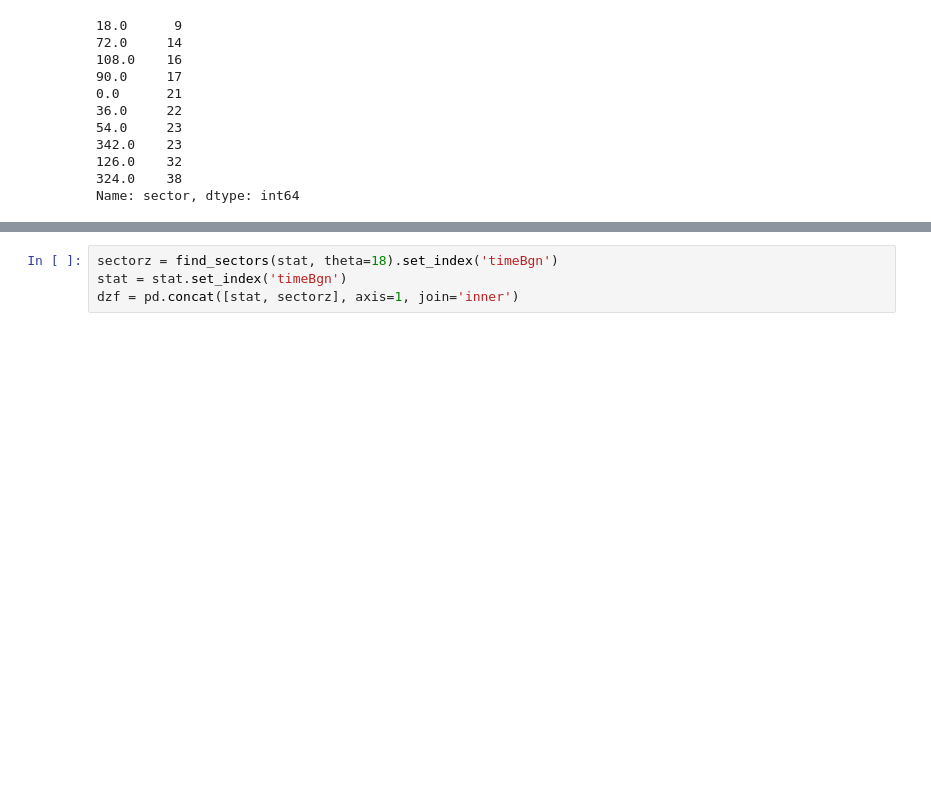
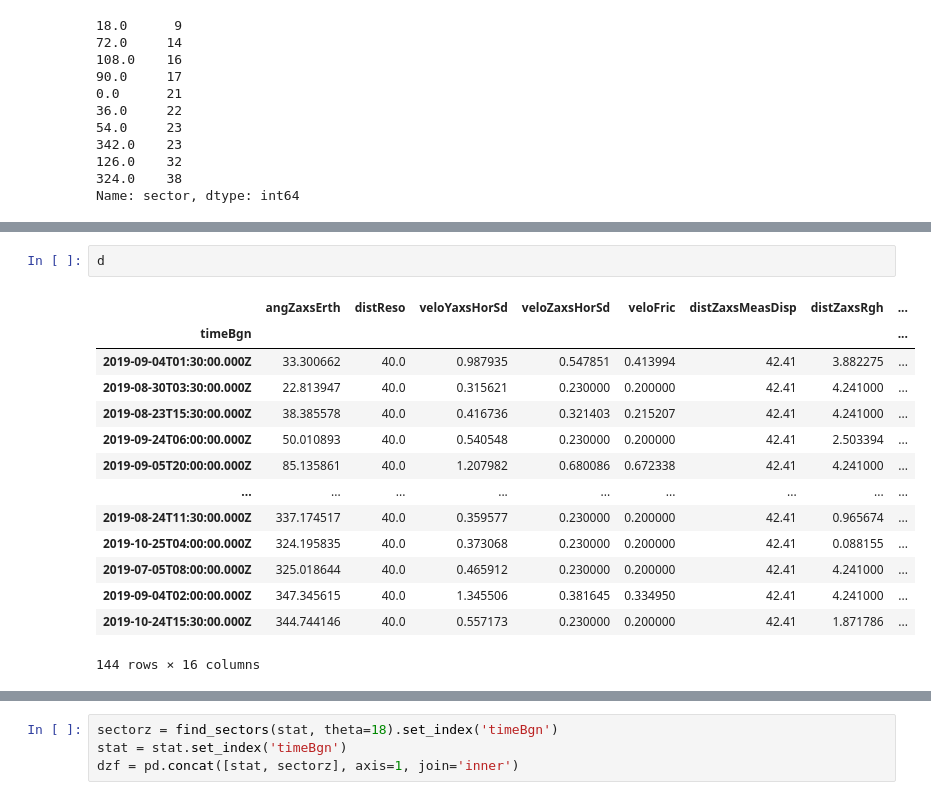
Before and after one commit to kulpojke/NEON, a Jupyter notebook: SJER_sample_selection.ipynb, the cells around one changed output, grey strips where cells are left out. Drawn from its saved outputs; the diff is of its cells as text; blank space fills up the shorter version.

```diff
--- a/SJER_sample_selection.ipynb
+++ b/SJER_sample_selection.ipynb
@@ -221,0 +360,17 @@ with pd.HDFStore(f) as hdf:
+# %%
+d
+# %% [output]
+|  | angZaxsErth | distReso | veloYaxsHorSd | veloZaxsHorSd | veloFric | distZaxsMeasDisp | distZaxsRgh | ... |
+| timeBgn |  |  |  |  |  |  |  | ... |
+| 2019-09-04T01:30:00.000Z | 33.300662 | 40.0 | 0.987935 | 0.547851 | 0.413994 | 42.41 | 3.882275 | ... |
+| 2019-08-30T03:30:00.000Z | 22.813947 | 40.0 | 0.315621 | 0.230000 | 0.200000 | 42.41 | 4.241000 | ... |
+| 2019-08-23T15:30:00.000Z | 38.385578 | 40.0 | 0.416736 | 0.321403 | 0.215207 | 42.41 | 4.241000 | ... |
+| 2019-09-24T06:00:00.000Z | 50.010893 | 40.0 | 0.540548 | 0.230000 | 0.200000 | 42.41 | 2.503394 | ... |
+| 2019-09-05T20:00:00.000Z | 85.135861 | 40.0 | 1.207982 | 0.680086 | 0.672338 | 42.41 | 4.241000 | ... |
+| ... | ... | ... | ... | ... | ... | ... | ... | ... |
+| 2019-08-24T11:30:00.000Z | 337.174517 | 40.0 | 0.359577 | 0.230000 | 0.200000 | 42.41 | 0.965674 | ... |
+| 2019-10-25T04:00:00.000Z | 324.195835 | 40.0 | 0.373068 | 0.230000 | 0.200000 | 42.41 | 0.088155 | ... |
+| 2019-07-05T08:00:00.000Z | 325.018644 | 40.0 | 0.465912 | 0.230000 | 0.200000 | 42.41 | 4.241000 | ... |
+| 2019-09-04T02:00:00.000Z | 347.345615 | 40.0 | 1.345506 | 0.381645 | 0.334950 | 42.41 | 4.241000 | ... |
+| 2019-10-24T15:30:00.000Z | 344.744146 | 40.0 | 0.557173 | 0.230000 | 0.200000 | 42.41 | 1.871786 | ... |
+144 rows × 16 columns
```
Also changed, not shown: parts of 19 cells of this notebook.
